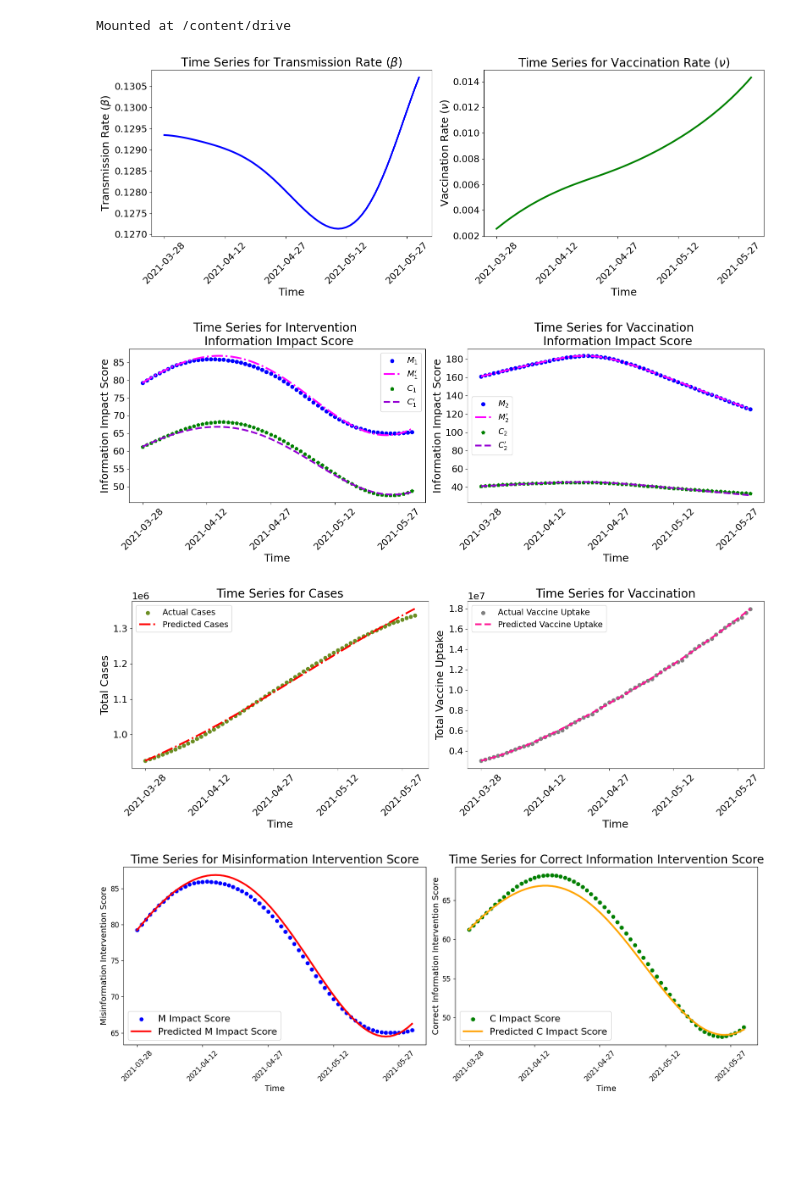
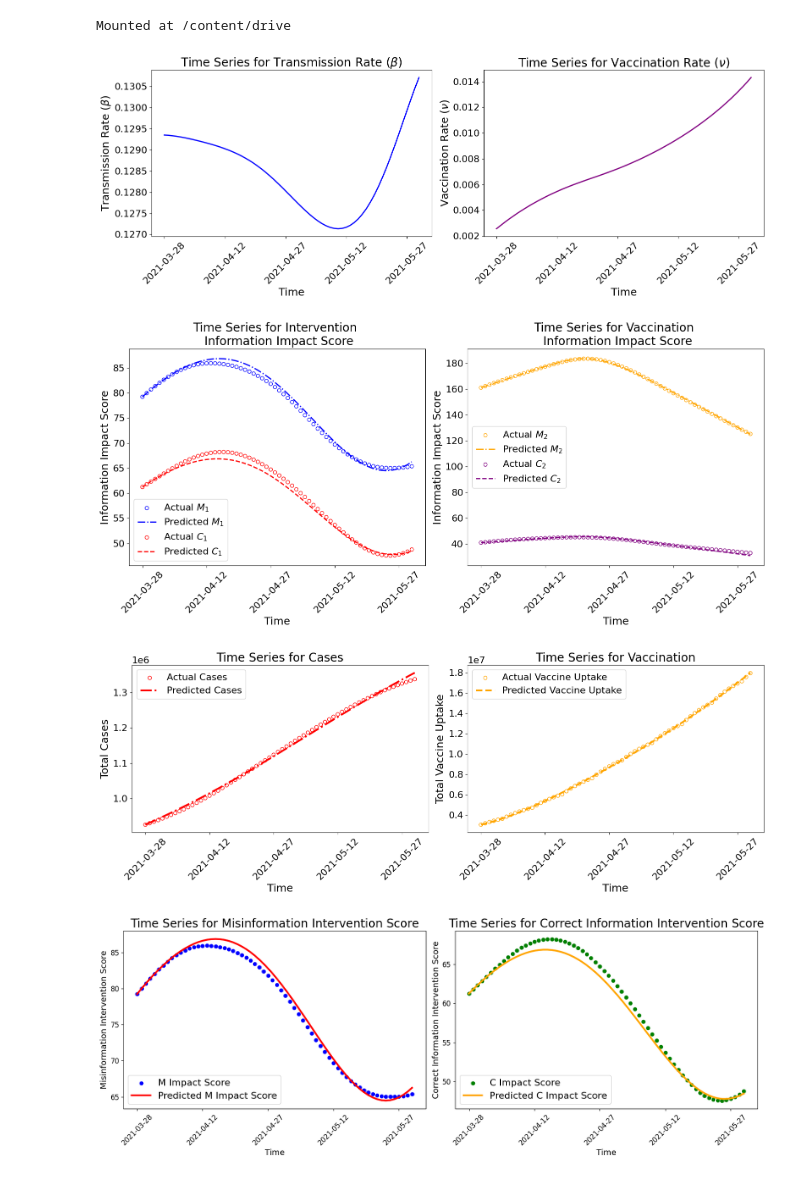
Before and after one commit to Nancy-Shi/Misinformation_DNN_Model, a Jupyter notebook: Plot_Beta_and_Nu_Series_First_Wave.ipynb, the cells around one changed output. Cells and saved outputs as stored; diff of their text form; code cells hidden in the pictures; blank space fills up the shorter version.

```diff
--- a/Plot_Beta_and_Nu_Series_First_Wave.ipynb
+++ b/Plot_Beta_and_Nu_Series_First_Wave.ipynb
@@ -21,7 +21,7 @@ import matplotlib.dates as mdates
 # plot the smoothed timeseries with intervals
 plt.figure(figsize=(16, 6))
 plt.subplot(1,2,1)
-plt.plot(df["date"], df["beta"], linewidth=3, color="blue", label=r'$\beta$')
+plt.plot(df["date"], df["beta"], linewidth=2, color="blue", label=r'$\beta$')
 plt.title(r'Time Series for Transmission Rate ($\beta$)', fontsize=20)
 #plt.legend(prop = {"size": 16 }, loc ="upper left")
 plt.xlabel('Time', fontsize=18)
@@ -31,7 +31,7 @@ plt.yticks(fontsize=16)
 
 
 plt.subplot(1,2,2)
-plt.plot(df["date"], df["nu"], linewidth=3, color="green", label=r'$\nu$')
+plt.plot(df["date"], df["nu"], linewidth=2, color="purple", label=r'$\nu$')
 plt.title(r'Time Series for Vaccination Rate ($\nu$)', fontsize=20)
 #plt.legend(prop = {"size": 16 }, loc ="upper left")
 plt.xlabel('Time', fontsize=18)
@@ -41,50 +41,51 @@ plt.yticks(fontsize=16)
 plt.tight_layout()
 plt.show()
 # %% [output]
-[figure, old version]
+[figure, new version]
 # %%
-plt.figure(figsize=(16, 6))
+plt.figure(figsize=(16, 7.5))
 
 # First subplot: Intervention Information
 plt.subplot(1, 2, 1)
-plt.scatter(df2["date"], df2["MScoreInter"], color="blue", marker='o', label=r'$M_1$')
-plt.plot(df2["date"], df2["PredMScoreInter"], linewidth=3, linestyle = "-.", color="magenta", label=r'$M^{\prime}_1$')
-plt.scatter(df2["date"], df2["CScoreInter"],  color="green", marker='p', label=r'$C_1$')
-plt.plot(df2["date"], df2["PredCScoreInter"], linewidth=3,  linestyle = "--",color="darkviolet", label=r'$C^{\prime}_1$')
+plt.scatter(df2["date"], df2["MScoreInter"], edgecolors="blue", marker='o', label=r'Actual $M_1$', facecolors='none')
+plt.plot(df2["date"], df2["PredMScoreInter"], linewidth=2, linestyle = "-.", color="blue", label=r'Predicted $M_1$')
+plt.scatter(df2["date"], df2["CScoreInter"],  edgecolors="red", marker='o', label=r'Actual $C_1$', facecolors='none')
+plt.plot(df2["date"], df2["PredCScoreInter"], linewidth=2,  linestyle = "--",color="red", label=r'Predicted $C_1$')
 plt.title(f"Time Series for Intervention \n Information Impact Score", fontsize=20)
-plt.legend(prop={"size": 14}, loc="upper right")
+plt.legend(prop={"size": 16}, loc="lower left")
 plt.xlabel('Time', fontsize=18)
 plt.ylabel('Information Impact Score', fontsize=18)
 plt.xticks(ticks=df2["date"][::15], rotation=45, fontsize=16)
 plt.yticks(fontsize=16)
 
 
 # First subplot: Vaccine Information
 plt.subplot(1, 2, 2)
-plt.scatter(df3["date"], df3["MScoreVac"], color="blue", marker='o', label=r'$M_2$')
-plt.plot(df3["date"], df3["PredMScoreVac"], linewidth=3,linestyle = "-.", color="magenta", label=r'$M^{\prime}_2$')
-plt.scatter(df3["date"], df3["CScoreVac"],  color="green", marker='p', label=r'$C_2$')
-plt.plot(df3["date"], df3["PredCScoreVac"], linewidth=3, linestyle = "--", color="darkviolet", label=r'$C^{\prime}_2$')
+plt.scatter(df3["date"], df3["MScoreVac"], edgecolors="orange", marker='o', label=r'Actual $M_2$', facecolors='none')
+plt.plot(df3["date"], df3["PredMScoreVac"], linewidth=2,linestyle = "-.", color="orange", label=r'Predicted $M_2$')
+plt.scatter(df3["date"], df3["CScoreVac"],  edgecolors="purple", marker='o', label=r'Actual $C_2$', facecolors='none')
+plt.plot(df3["date"], df3["PredCScoreVac"], linewidth=2, linestyle = "--", color="purple", label=r'Predicted $C_2$')
 plt.title(f"Time Series for Vaccination \n Information Impact Score", fontsize=20)
-plt.legend(prop={"size": 14}, loc="center left")
+plt.legend(prop={"size": 16}, loc="center left")
 plt.xlabel('Time', fontsize=18)
 plt.ylabel('Information Impact Score', fontsize=18)
 plt.xticks(ticks=df3["date"][::15], rotation=45, fontsize=16)
 plt.yticks(fontsize=16)
 
+
 plt.tight_layout()
 plt.show()
 # %% [output]
-[figure, old version]
+[figure, new version]
 # %%
 plt.figure(figsize=(16, 6))
 
 # First subplot: Case and PredCase
 plt.subplot(1, 2, 1)
-plt.scatter(df["date"], df["Case"], color="olivedrab", label="Actual Cases")
+plt.scatter(df["date"], df["Case"], edgecolors="red", marker='o',  facecolors='none',label="Actual Cases")
 plt.plot(df["date"], df["PredCase"], linewidth=3, linestyle = "-.", color="red", label="Predicted Cases")
 plt.title(f"Time Series for Cases", fontsize=20)
-plt.legend(prop={"size": 14}, loc="upper left")
+plt.legend(prop={"size": 16}, loc="upper left")
 plt.xlabel('Time', fontsize=18)
 plt.ylabel('Total Cases', fontsize=18)
 plt.xticks(ticks=df["date"][::15], rotation=45, fontsize=16)
@@ -93,10 +94,10 @@ plt.gca().get_yaxis().offsetText.set_fontsize(16)
 
 # Second subplot: Vaccine and PredVaccine
 plt.subplot(1, 2, 2)
-plt.scatter(df["date"], df["Vaccine"],  color="grey", label="Actual Vaccine Uptake")
-plt.plot(df["date"], df["PredVaccine"], linewidth=3, linestyle = "--", color="deeppink", label="Predicted Vaccine Uptake")
+plt.scatter(df["date"], df["Vaccine"],  edgecolors="orange", marker='o',  facecolors='none', label="Actual Vaccine Uptake")
+plt.plot(df["date"], df["PredVaccine"], linewidth=3, linestyle = "--", color="orange", label="Predicted Vaccine Uptake")
 plt.title(f"Time Series for Vaccination", fontsize=20)
-plt.legend(prop={"size": 14}, loc="upper left")
+plt.legend(prop={"size": 16}, loc="upper left")
 plt.xlabel('Time', fontsize=18)
 plt.ylabel('Total Vaccine Uptake', fontsize=18)
 plt.xticks(ticks=df["date"][::15], rotation=45, fontsize=16)
@@ -106,7 +107,7 @@ plt.gca().get_yaxis().offsetText.set_fontsize(16)
 plt.tight_layout()
 plt.show()
 # %% [output]
-[figure, old version]
+[figure, new version]
 # %%
 df2 = pd.read_csv('/content/drive/My Drive/Misinformation_Project/neuralintervention.csv')
 # %%
```
